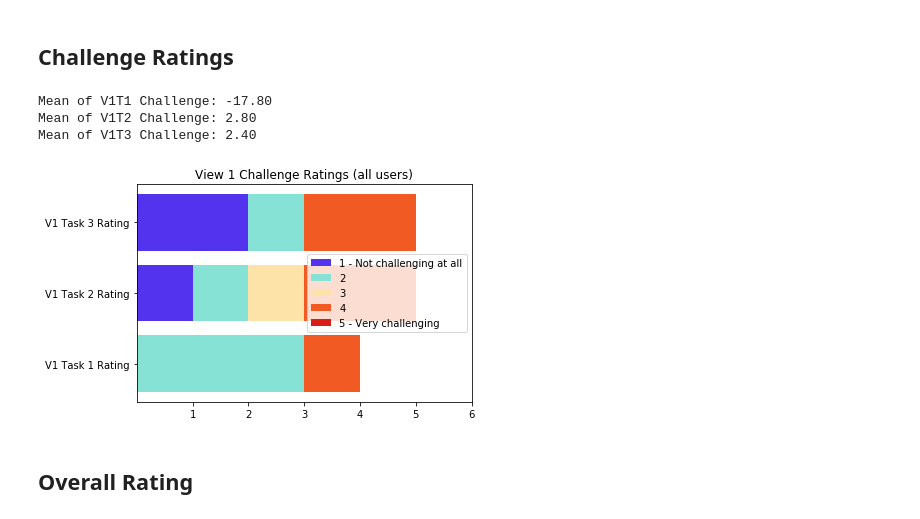
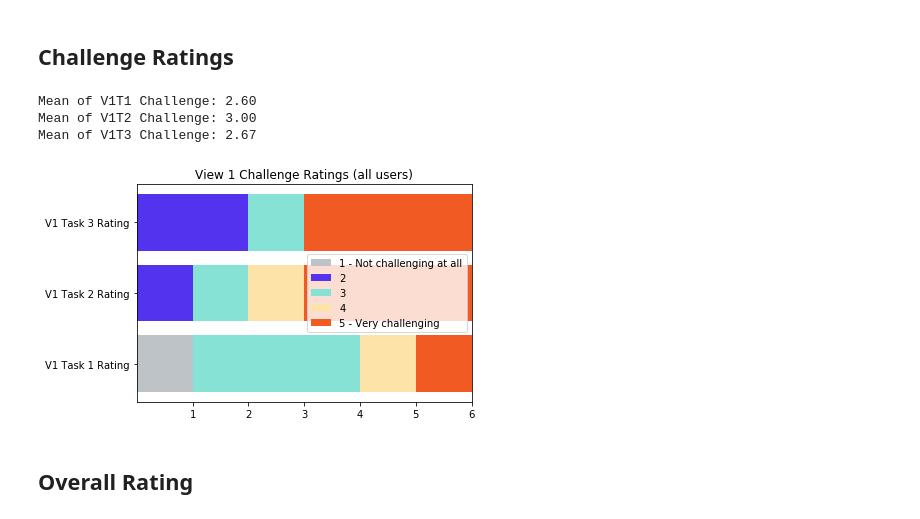
Before and after one commit to giktech/pipeline, a Jupyter notebook: user research analysis/User Research Analysis_all.ipynb, the cells around one changed output. Saved outputs shown, nothing was run; the diff lists cells and outputs as text; code cells hidden in the pictures.

```diff
--- a/user research analysis/User Research Analysis_all.ipynb
+++ b/user research analysis/User Research Analysis_all.ipynb
@@ -11,6 +19,15 @@ challenge_scales = [
     'v1_t1_challenge',
     'v1_t2_challenge',
     'v1_t3_challenge',
+    'v2_t1_challenge',
+    'v2_t2_challenge',
+    'v2_t3_challenge',
+    'v2_t4_challenge',
+    'v2_t5_challenge',
+    'v3_t1_challenge',
+    'v3_t2_challenge',
+    'v3_t3_challenge',
+    'v3_t4_challenge',
 ]
 
 view1_correct = [
@@ -147,27 +214,36 @@ def repeated_likert_plot(scale, x_tick,  y_tick, y_lab, title, legend=["1","2","
 # %% [markdown]
 ## Challenge Ratings
 # %%
-print("Mean of V1T1 Challenge: %.2f" %np.nanmean(allusers_challenge_data['v1_t1_challenge']))
+print("Mean of V1T1 Challenge: %.2f" %np.nanmean(allusers_challenge_data['v1_t1_challenge'].replace(-99, np.nan)))
 
-print("Mean of V1T2 Challenge: %.2f" %np.mean(allusers_challenge_data['v1_t2_challenge']))
+print("Mean of V1T2 Challenge: %.2f" %np.mean(allusers_challenge_data['v1_t2_challenge'].replace(-99, np.nan)))
 
-print("Mean of V1T3 Challenge: %.2f" %np.mean(allusers_challenge_data['v1_t3_challenge']))
+print("Mean of V1T3 Challenge: %.2f" %np.mean(allusers_challenge_data['v1_t3_challenge'].replace(-99, np.nan)))
 
-v1_t3_challenge = repeated_likert_plot(allusers_challenge_data,
+challenge_ratings = repeated_likert_plot(allusers_challenge_data,
                              legend=["1 - Not challenging at all","2","3","4","5 - Very challenging"],
                              x_tick=[1,2,3,4,5,6],
                              y_tick=[0,1,2],
                              y_lab=[
                                  "V1 Task 1 Rating",
                                  "V1 Task 2 Rating",
-                                 "V1 Task 3 Rating"
+                                 "V1 Task 3 Rating",
+                                 "'v2_t1_challenge',
+'v2_t2_challenge',
+'v2_t3_challenge',
+'v2_t4_challenge',
+'v2_t5_challenge',
+'v3_t1_challenge',
+'v3_t2_challenge',
+'v3_t3_challenge',
+'v3_t4_challenge', "
                              ],
                              title="View 1 Challenge Ratings (all users)")
 # %% [output]
-Mean of V1T1 Challenge: -17.80
-Mean of V1T2 Challenge: 2.80
-Mean of V1T3 Challenge: 2.40
+Mean of V1T1 Challenge: 2.60
+Mean of V1T2 Challenge: 3.00
+Mean of V1T3 Challenge: 2.67
-[figure, old version]
+[figure, new version]
 # %% [markdown]
 ## Overall Rating
 # %%
```
Also changed, not shown: parts of 12 cells of this notebook, 1 other file.
